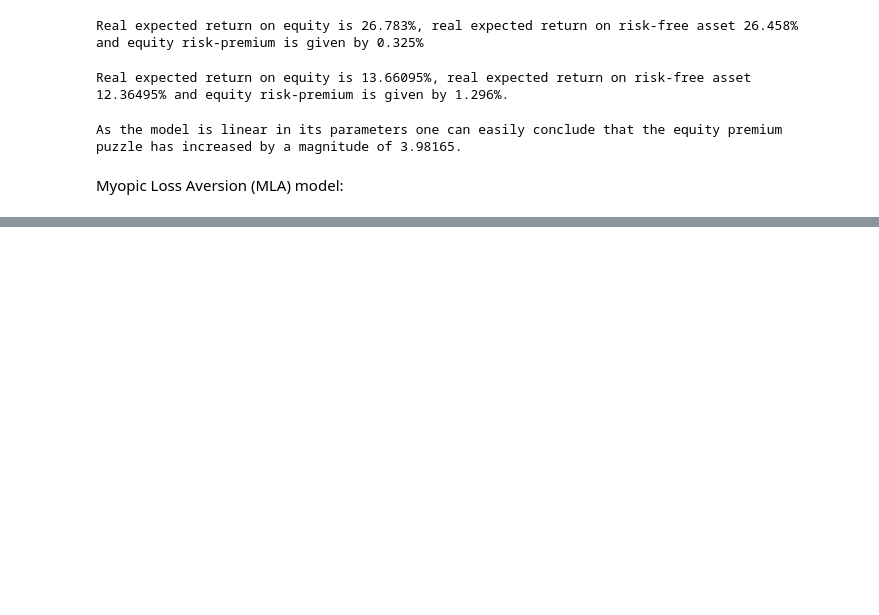
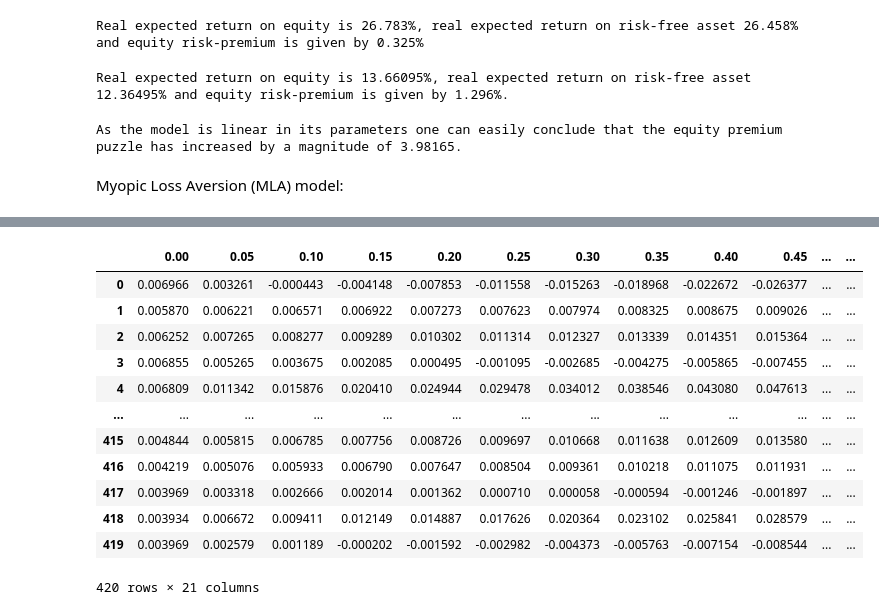
Before and after one commit to mcp656/Seminar, a Jupyter notebook: prescott.ipynb, the cells around one changed output, grey strips where cells are left out. Cells and saved outputs as stored; diff of their text form; code cells hidden in the pictures; blank space fills up the shorter version.

```diff
--- a/prescott.ipynb
+++ b/prescott.ipynb
@@ -368,0 +415,16 @@ plt.gca().xaxis.set_major_locator(MaxNLocator(integer=True))
+# %%
+RET_PORT_df
+# %% [output]
+|  | 0.00 | 0.05 | 0.10 | 0.15 | 0.20 | 0.25 | 0.30 | 0.35 | 0.40 | 0.45 | ... | ... |
+| 0 | 0.006966 | 0.003261 | -0.000443 | -0.004148 | -0.007853 | -0.011558 | -0.015263 | -0.018968 | -0.022672 | -0.026377 | ... | ... |
+| 1 | 0.005870 | 0.006221 | 0.006571 | 0.006922 | 0.007273 | 0.007623 | 0.007974 | 0.008325 | 0.008675 | 0.009026 | ... | ... |
+| 2 | 0.006252 | 0.007265 | 0.008277 | 0.009289 | 0.010302 | 0.011314 | 0.012327 | 0.013339 | 0.014351 | 0.015364 | ... | ... |
+| 3 | 0.006855 | 0.005265 | 0.003675 | 0.002085 | 0.000495 | -0.001095 | -0.002685 | -0.004275 | -0.005865 | -0.007455 | ... | ... |
+| 4 | 0.006809 | 0.011342 | 0.015876 | 0.020410 | 0.024944 | 0.029478 | 0.034012 | 0.038546 | 0.043080 | 0.047613 | ... | ... |
+| ... | ... | ... | ... | ... | ... | ... | ... | ... | ... | ... | ... | ... |
+| 415 | 0.004844 | 0.005815 | 0.006785 | 0.007756 | 0.008726 | 0.009697 | 0.010668 | 0.011638 | 0.012609 | 0.013580 | ... | ... |
+| 416 | 0.004219 | 0.005076 | 0.005933 | 0.006790 | 0.007647 | 0.008504 | 0.009361 | 0.010218 | 0.011075 | 0.011931 | ... | ... |
+| 417 | 0.003969 | 0.003318 | 0.002666 | 0.002014 | 0.001362 | 0.000710 | 0.000058 | -0.000594 | -0.001246 | -0.001897 | ... | ... |
+| 418 | 0.003934 | 0.006672 | 0.009411 | 0.012149 | 0.014887 | 0.017626 | 0.020364 | 0.023102 | 0.025841 | 0.028579 | ... | ... |
+| 419 | 0.003969 | 0.002579 | 0.001189 | -0.000202 | -0.001592 | -0.002982 | -0.004373 | -0.005763 | -0.007154 | -0.008544 | ... | ... |
+420 rows × 21 columns
```
Also changed, not shown: parts of 6 cells of this notebook.
